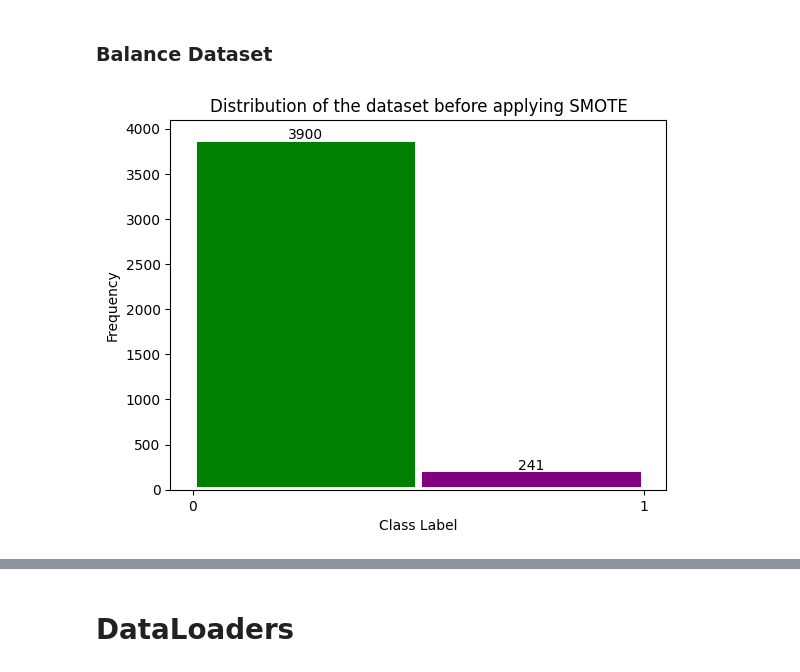
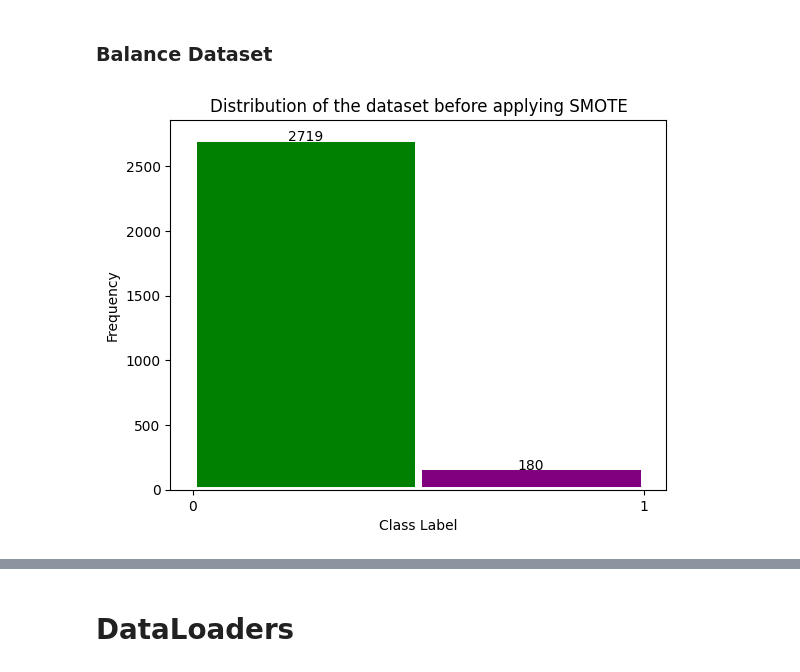
Before and after one commit to Loic017/TinyML-for-Epileptic-Seizures, a Jupyter notebook: seizure_training.ipynb, the cells around one changed output, grey strips where cells are left out. Drawn from its saved outputs; the diff is of its cells as text; code cells hidden in the pictures.

Commit message:
Plot as Image

```diff
--- a/seizure_training.ipynb
+++ b/seizure_training.ipynb
@@ -95,0 +107,4 @@ else:
+# %%
+for i, v in enumerate(train_set.dataset.x[0]):
+    plt.plot(v)
+    plt.show()
@@ -96,4 +117,9 @@ else:
 # %%
-x_train_reshaped = train_set.dataset.x.reshape(4141, -1)
-x_train_reshaped.shape, train_set.dataset.y.shape
+x_train_reshaped = train_set.dataset.x[train_set.indices]
+x_train_reshaped = x_train_reshaped.reshape(2899, -1)
+
+x_eval_reshaped = eval_set.dataset.x[eval_set.indices]
+x_eval_reshaped = x_eval_reshaped.reshape(828, -1)
+
+x_train_reshaped.shape, x_eval_reshaped.shape
 # %% [output]
@@ -100,0 +127,19 @@ x_train_reshaped.shape, train_set.dataset.y.shape
+# %%
+# Plot 3 of each class
+fig, axs = plt.subplots(2, 3, figsize=(20, 10))
+fig.suptitle("3 samples of each class")
+c0 = 0
+c1 = 0
+for i, v in enumerate(x_train_reshaped):
+    if c0 < 3 and train_set.dataset.y[train_set.indices][i] == 0:
+        axs[0, c0].plot(x_train_reshaped[i])
+        axs[0, c0].set_title("Label 0: Background")
+        c0 += 1
+    elif c1 < 3 and train_set.dataset.y[train_set.indices][i] == 1:
+        axs[1, c1].plot(x_train_reshaped[i])
+        axs[1, c1].set_title("Label 1: Absence Seizure")
+        c1 += 1
+
+    if c0 == 3 and c1 == 3:
+        break
+plt.show()
@@ -103,30 +150,30 @@ x_train_reshaped.shape, train_set.dataset.y.shape
 # %%
 # Plot distribution of the dataset before balancing
 # 0 - Background epoch
 # 1 - Absence seizure epoch
 
 l = []
-for i in train_set.dataset.y:
+for i in train_set.dataset.y[train_set.indices]:
     l.append(i)
 
 a1, b1, bars = plt.hist(l, bins=2, edgecolor="white", linewidth=5, range=(0, 1))
 plt.gca().xaxis.set_major_locator(mticker.MultipleLocator(1))
 plt.title("Distribution of the dataset before applying SMOTE")
 plt.xlabel("Class Label")
 plt.ylabel("Frequency")
 bars[0].set_facecolor("green")
 bars[1].set_facecolor("purple")
 # put count
 for i in bars:
     plt.text(
         i.get_x() + i.get_width() / 2,
         i.get_height() - 50,
         int(i.get_height()),
         ha="center",
         va="bottom",
     )
 plt.show()
 # %% [output]
-[figure, old version]
+[figure, new version]
 # %%
 x_train, y_train = SMOTE(sampling_strategy="minority", random_state=42).fit_resample(
```
Also changed, not shown: parts of 12 cells of this notebook, 1 other file.
